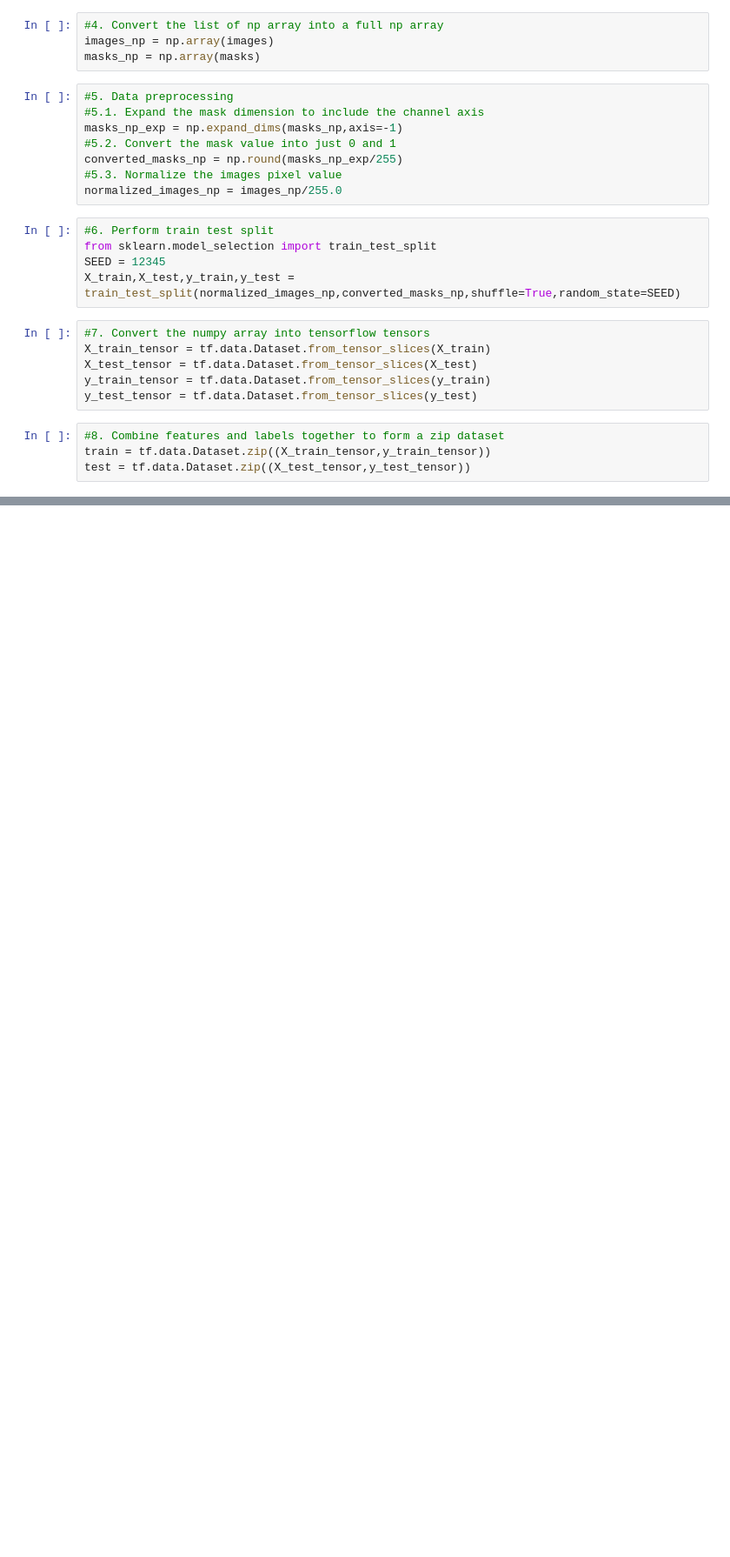
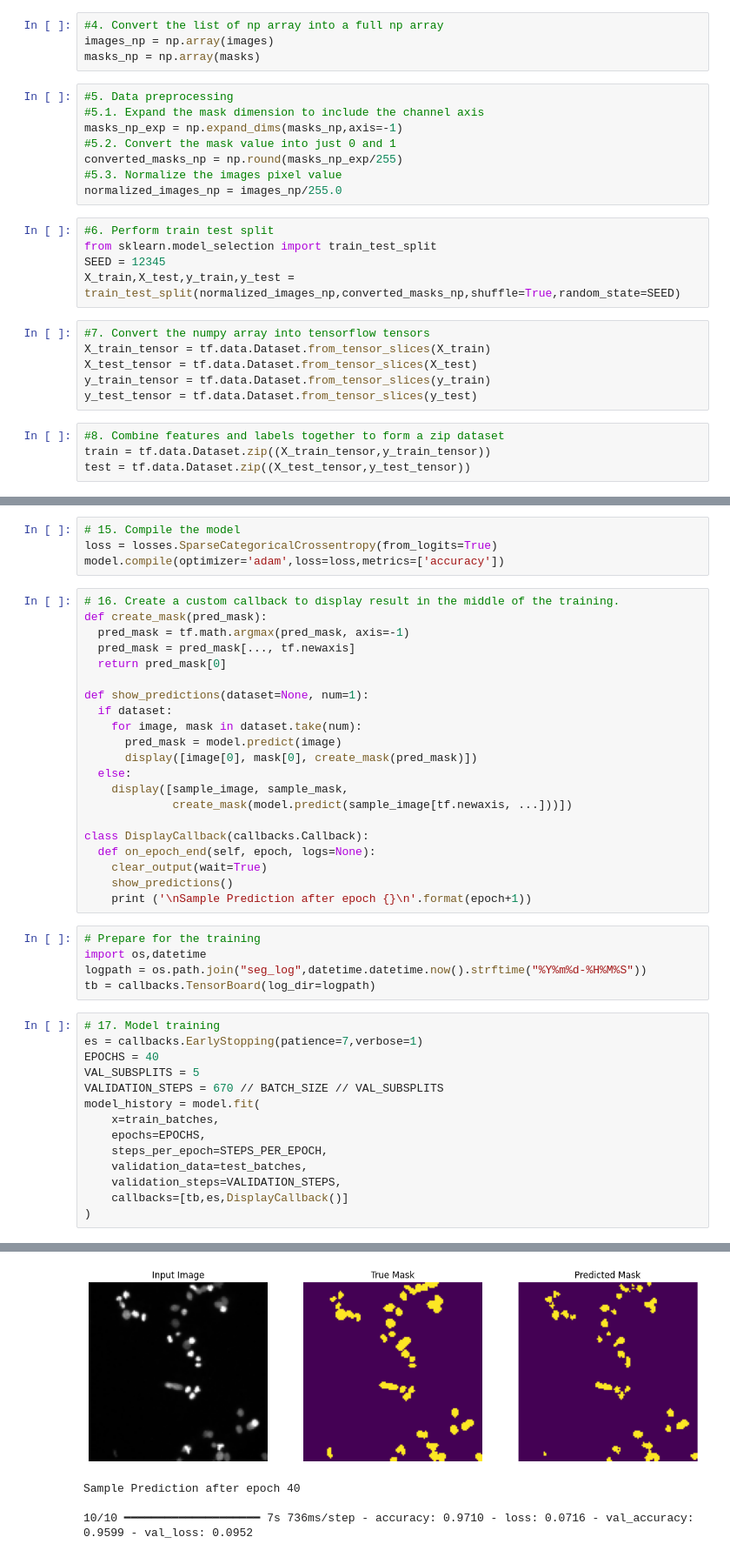
Before and after one commit to ajimfirdausahmd/Capstone_4, a Jupyter notebook: assessment_4_skeletal.ipynb, the cells around one changed output, grey strips where cells are left out. Shown at 87% size. Cells and saved outputs as stored; diff of their text form; blank space fills up the shorter version.

```diff
--- a/assessment_4_skeletal.ipynb
+++ b/assessment_4_skeletal.ipynb
@@ -99,0 +259,45 @@ Continue the rest of your assessment here.
+# %%
+# 15. Compile the model
+loss = losses.SparseCategoricalCrossentropy(from_logits=True)
+model.compile(optimizer='adam',loss=loss,metrics=['accuracy'])
+# %%
+# 16. Create a custom callback to display result in the middle of the training.
+def create_mask(pred_mask):
+  pred_mask = tf.math.argmax(pred_mask, axis=-1)
+  pred_mask = pred_mask[..., tf.newaxis]
+  return pred_mask[0]
+
+def show_predictions(dataset=None, num=1):
+  if dataset:
+    for image, mask in dataset.take(num):
+      pred_mask = model.predict(image)
+      display([image[0], mask[0], create_mask(pred_mask)])
+  else:
+    display([sample_image, sample_mask,
+             create_mask(model.predict(sample_image[tf.newaxis, ...]))])
+
+class DisplayCallback(callbacks.Callback):
+  def on_epoch_end(self, epoch, logs=None):
+    clear_output(wait=True)
+    show_predictions()
+    print ('\nSample Prediction after epoch {}\n'.format(epoch+1))
+# %%
+# Prepare for the training
+import os,datetime
+logpath = os.path.join("seg_log",datetime.datetime.now().strftime("%Y%m%d-%H%M%S"))
+tb = callbacks.TensorBoard(log_dir=logpath)
+# %%
+# 17. Model training
+es = callbacks.EarlyStopping(patience=7,verbose=1)
+EPOCHS = 40
+VAL_SUBSPLITS = 5
+VALIDATION_STEPS = 670 // BATCH_SIZE // VAL_SUBSPLITS
+model_history = model.fit(
+    x=train_batches,
+    epochs=EPOCHS,
+    steps_per_epoch=STEPS_PER_EPOCH,
+    validation_data=test_batches,
+    validation_steps=VALIDATION_STEPS,
+    callbacks=[tb,es,DisplayCallback()]
+)
+# %% [output]
@@ -99,0 +305,4 @@ Continue the rest of your assessment here.
+[figure, added]
+Sample Prediction after epoch 40
+
+10/10 ━━━━━━━━━━━━━━━━━━━━ 7s 736ms/step - accuracy: 0.9710 - loss: 0.0716 - val_accuracy: 0.9599 - val_loss: 0.0952
```
Also changed, not shown: parts of 18 cells of this notebook, 5 other files.
